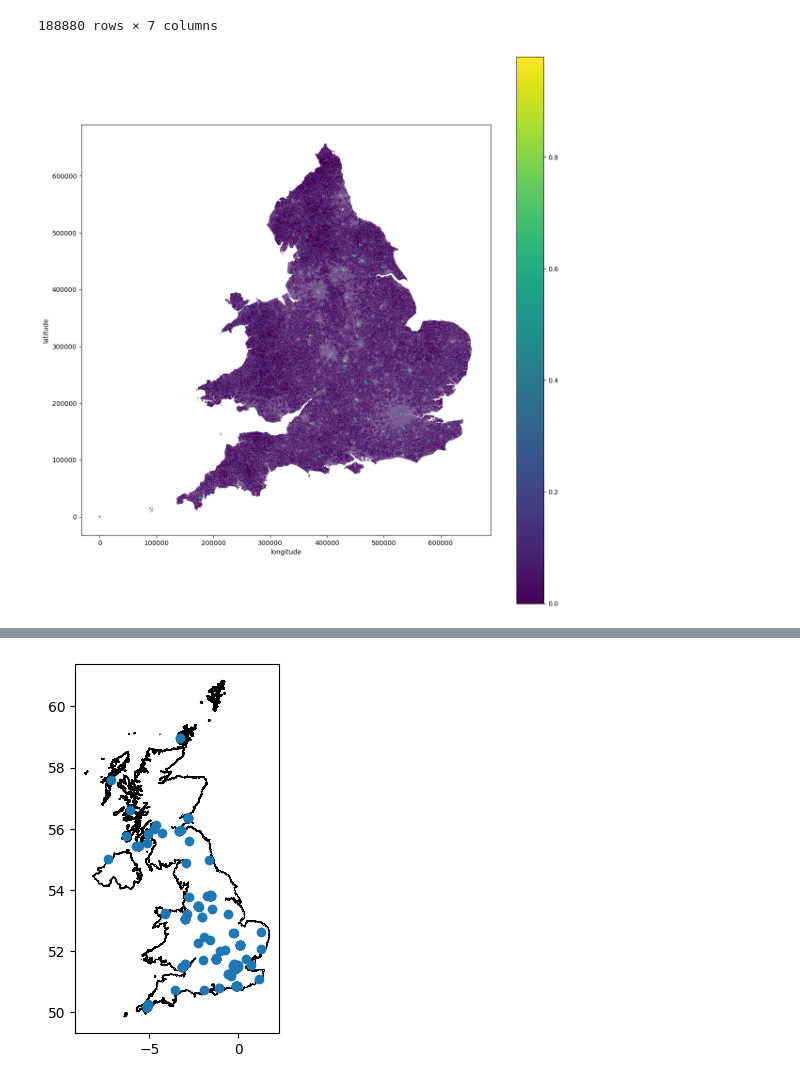
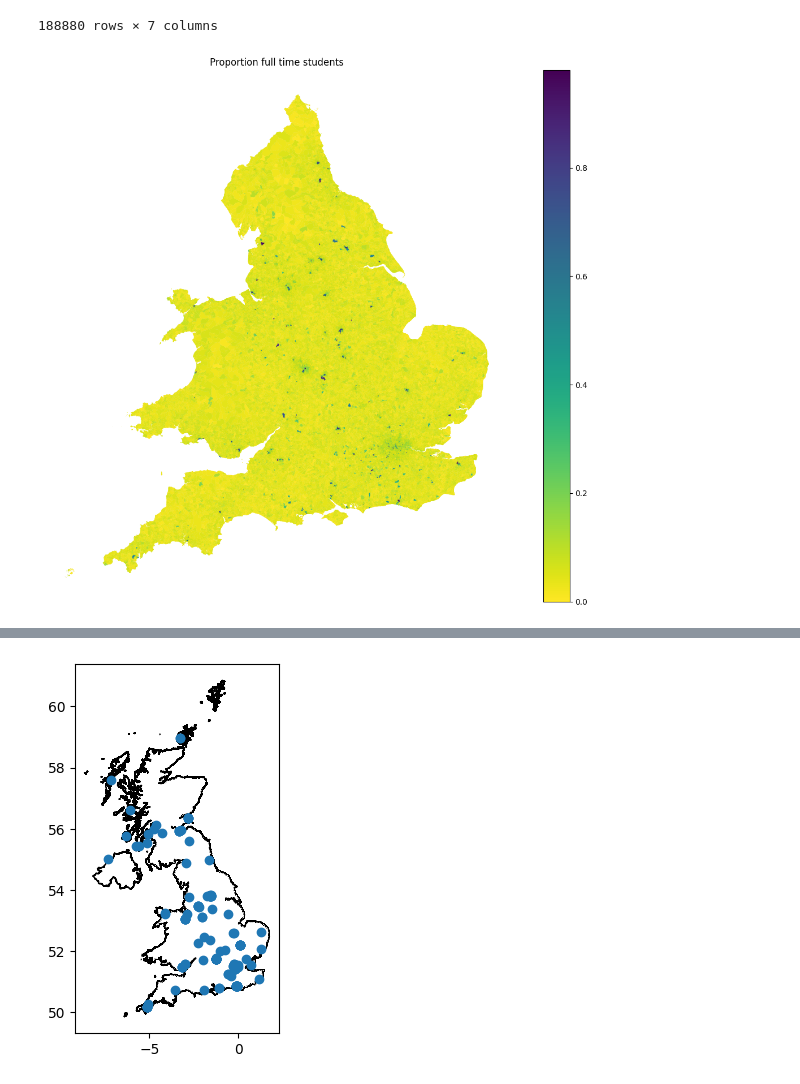
Before and after one commit to ClaireCooper/cjc233_ads_2024, a Jupyter notebook: notebooks/ads_course_assessment.ipynb, the cells around one changed output, grey strips where cells are left out. Saved outputs shown, nothing was run; the diff lists cells and outputs as text; code cells hidden in the pictures.

```diff
--- a/notebooks/ads_course_assessment.ipynb
+++ b/notebooks/ads_course_assessment.ipynb
@@ -732,14 +725,11 @@ def select_output_areas_in_limits(conn, north, south, east, west, table_name='oa
 # %%
-fig, ax = plt.subplots(figsize=(12,12))
+fig, ax = plt.subplots(figsize=(12,10))
 
-fynesse.assess.plot_country_border(ax, uk)
-
-ax.set_xlabel("longitude")
-ax.set_ylabel("latitude")
-
-
-all_data.plot(ax=ax, column='L15', legend=True)
+all_data.plot(ax=ax, column='L15', legend=True, edgecolor="face", linewidth=0.2, cmap='viridis_r'
+)
+ax.set_axis_off()
+ax.set_title('Proportion of full time students')
 plt.tight_layout()
 plt.show()
 # %% [output]
-[figure, old version]
+[figure, new version]
```
Also changed, not shown: parts of 4 cells of this notebook.
